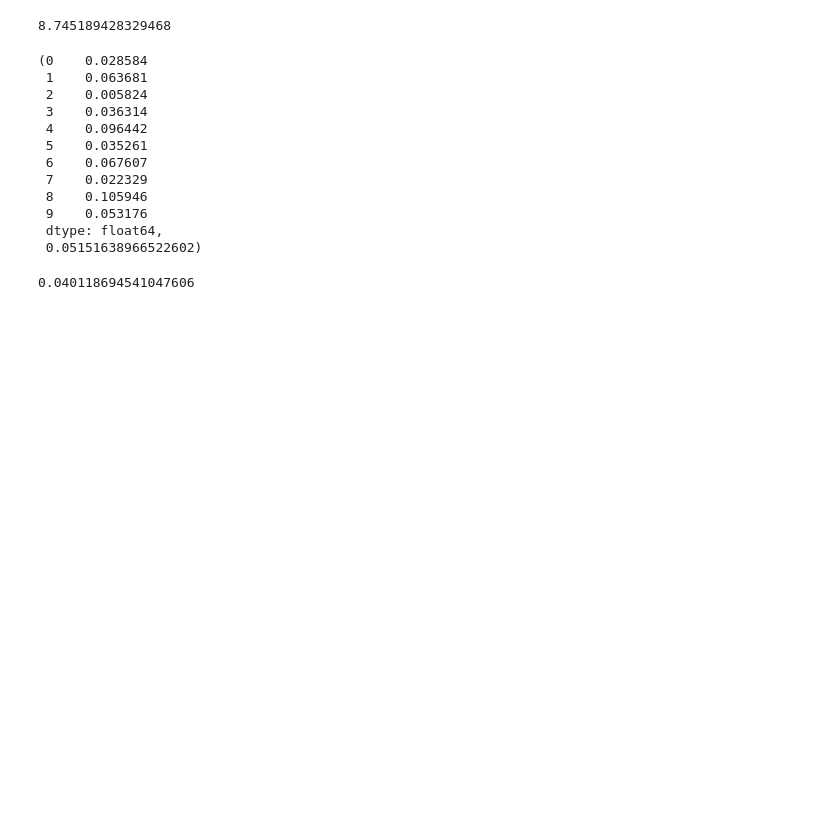
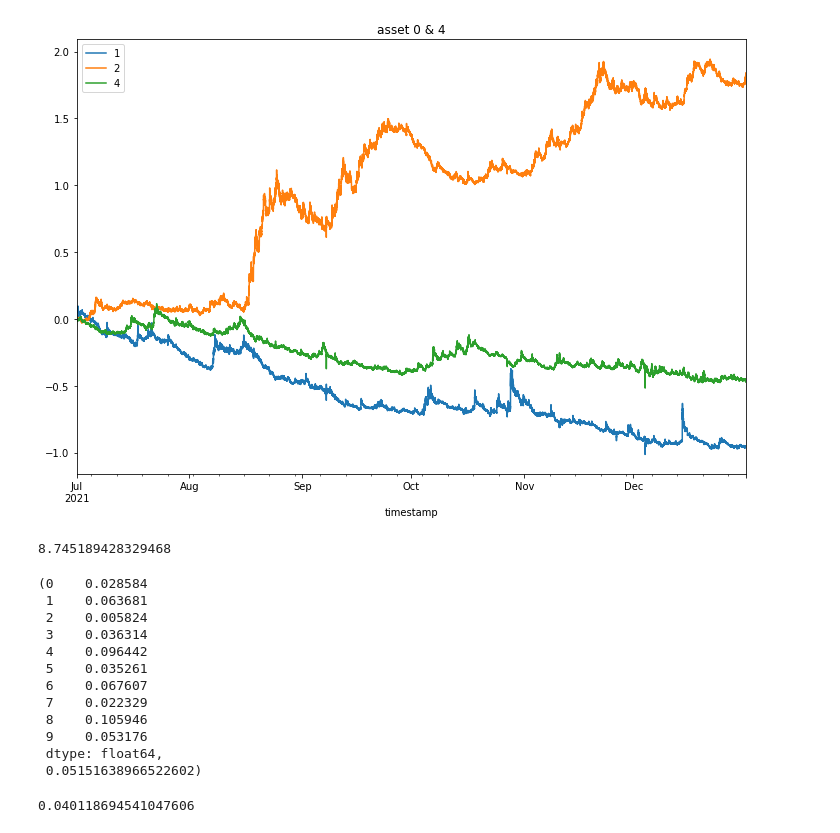
Before and after one commit to ziyuan-h/stats601-project, a Jupyter notebook: stats_601_project_orig.ipynb, the cells around one changed output. Cells and saved outputs as stored; diff of their text form; code cells hidden in the pictures; blank space fills up the shorter version.

```diff
--- a/stats_601_project_orig.ipynb
+++ b/stats_601_project_orig.ipynb
@@ -25,3 +100,8 @@ log_pr.iloc[-1440 - 30:].plot(figsize=(12,8))
+# %%
+log_pr[[1, 2, 4]].plot(figsize=(12, 8), title="asset 0 & 4")
+plt.show()
+# %% [output]
+[figure, added]
 # %%
 # An example of get_r_hat
 
```
Also changed, not shown: parts of 9 cells of this notebook, 6 other files.
